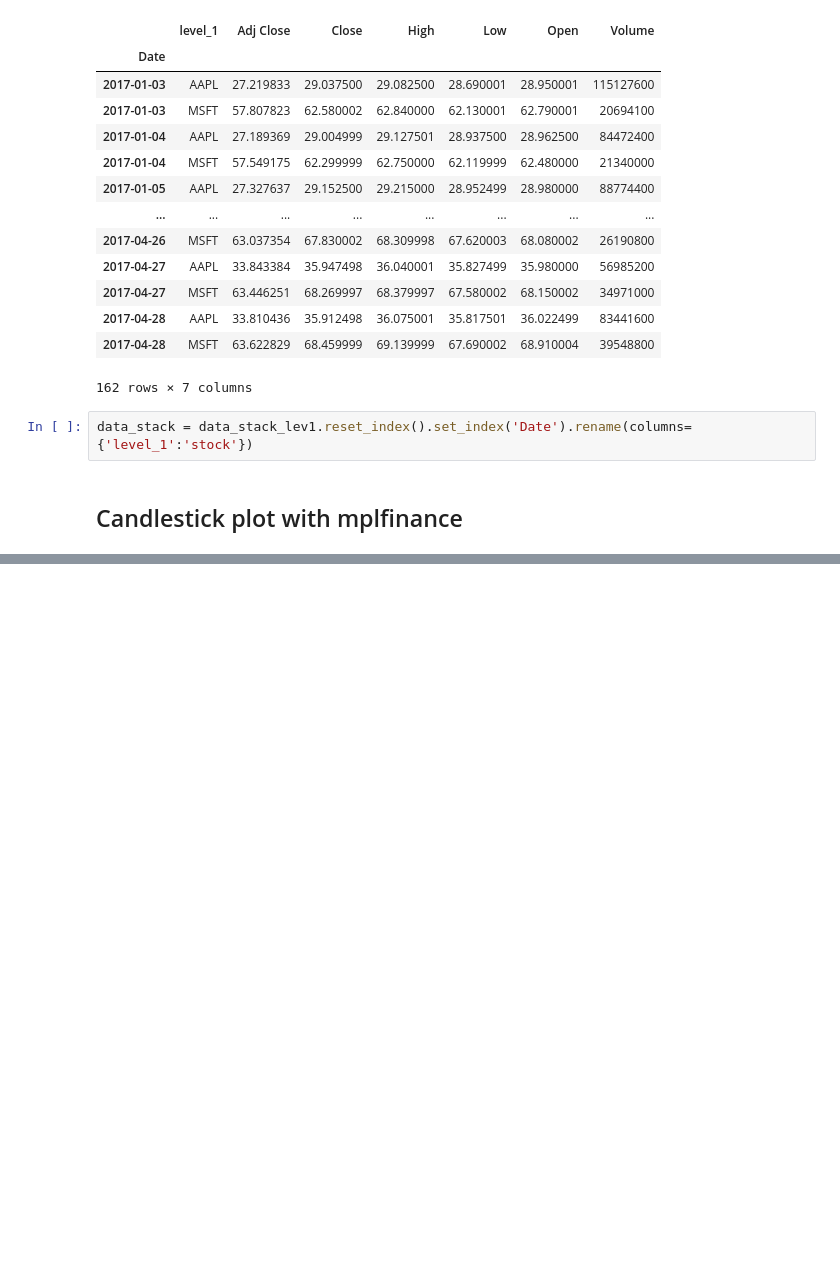
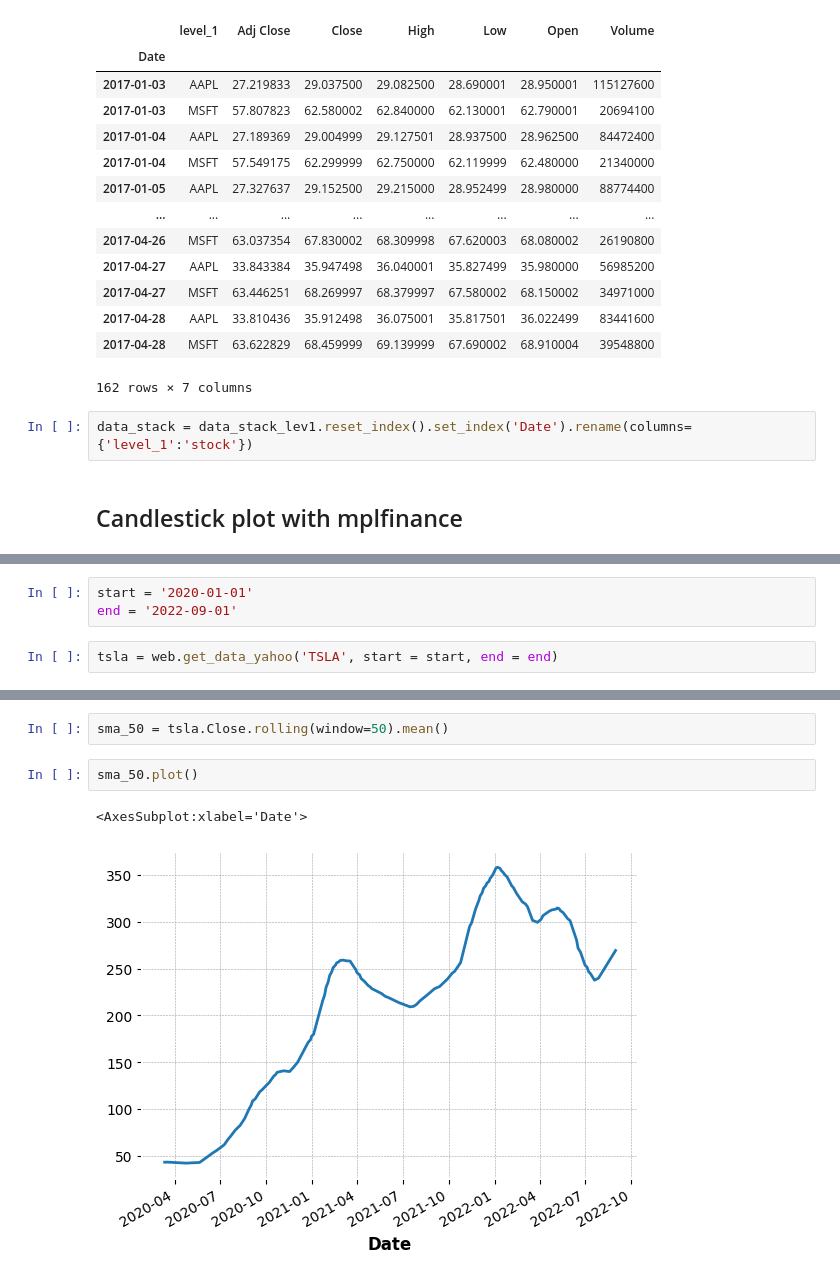
Before and after one commit to PattaWapee/ML_DL_investing, a Jupyter notebook: Python_for_investing.ipynb, the cells around one changed output, grey strips where cells are left out. Drawn from its saved outputs; the diff is of its cells as text; blank space fills up the shorter version.

```diff
--- a/Python_for_investing.ipynb
+++ b/Python_for_investing.ipynb
@@ -172,0 +238,5 @@ data_stack = data_stack_lev1.reset_index().set_index('Date').rename(columns={'le
+# %%
+start = '2020-01-01'
+end = '2022-09-01'
+# %%
+tsla = web.get_data_yahoo('TSLA', start = start, end = end)
@@ -172,0 +287,7 @@ data_stack = data_stack_lev1.reset_index().set_index('Date').rename(columns={'le
+# %%
+sma_50 = tsla.Close.rolling(window=50).mean()
+# %%
+sma_50.plot()
+# %% [output]
+<AxesSubplot:xlabel='Date'>
+[figure, added]
```
Also changed, not shown: parts of 28 cells of this notebook, 2 other files.
